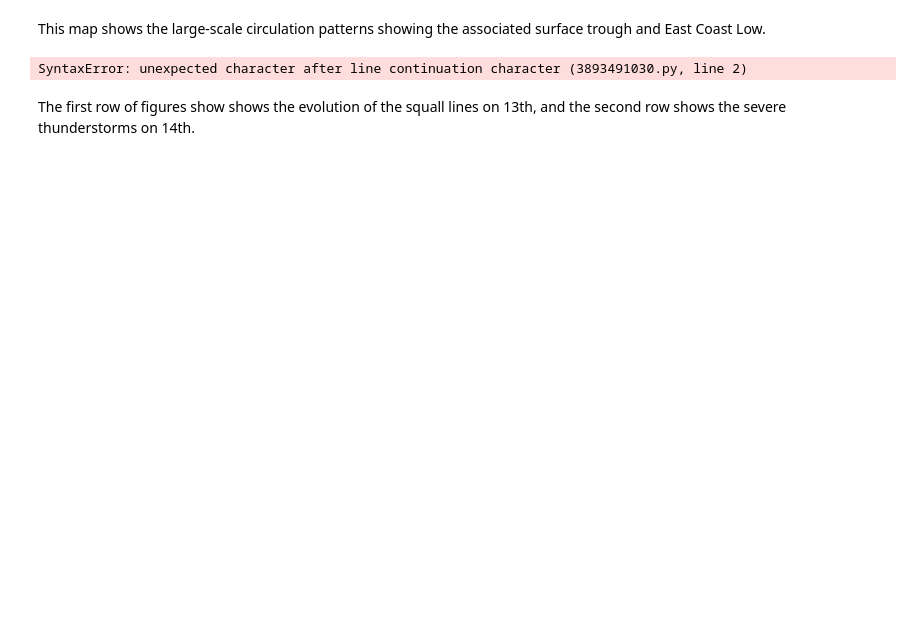
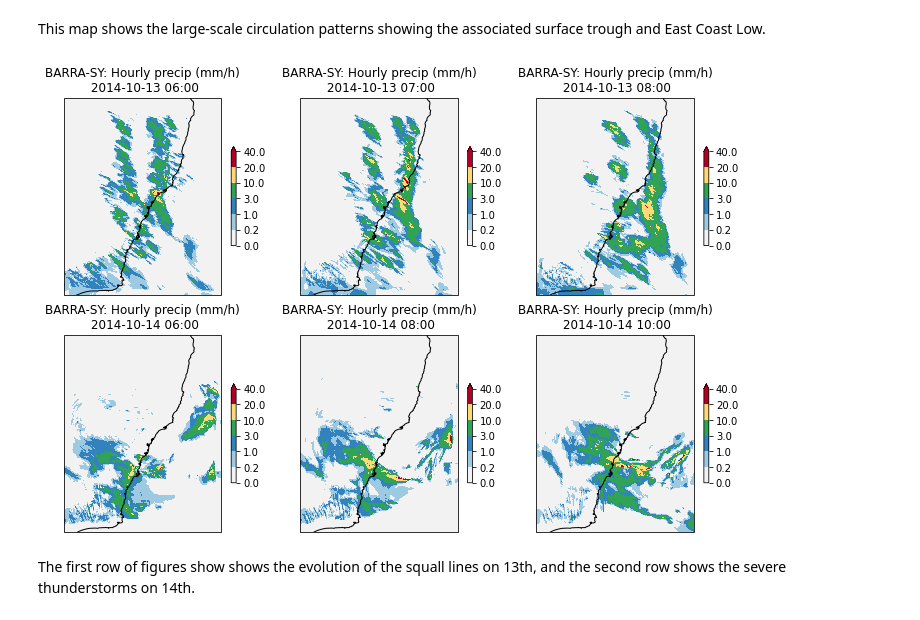
Before and after one commit to xcastagn/open-data-examples, a Jupyter notebook: get-to-know-a-dataset-barra_1.ipynb, the cells around one changed output. Drawn from its saved outputs; the diff is of its cells as text; code cells hidden in the pictures; blank space fills up the shorter version.

```diff
--- a/get-to-know-a-dataset-barra_1.ipynb
+++ b/get-to-know-a-dataset-barra_1.ipynb
@@ -246,7 +246,8 @@ ax.set_title(f"MSLP (hPa) and {pressure_level} hPa Winds\nValid: {valid_time}");
 This map shows the large-scale circulation patterns showing the associated surface trough and East Coast Low.
 # %%
 # Plot precipitation at different times during the event
-valid_times = ['2014-10-13 06:00','2014-10-13 07:00', '2014-10-13 08:00', \    # for 13th
+model_id = 'BARRA-SY'
+valid_times = ['2014-10-13 06:00','2014-10-13 07:00', '2014-10-13 08:00',     # for 13th
                '2014-10-14 06:00', '2014-10-14 08:00', '2014-10-14 10:00']     # for 14th
 
 # Define Sydney domain
@@ -254,7 +255,7 @@ latrange = slice(-38, -28)
 lonrange = slice(147, 155)
 
 # figure label
-label = 'Hourly precipitation (mm/h)'
+label = 'Hourly precip (mm/h)'
 
 # Define discrete precipitation bins (mm/hr)
 pr_bounds = [0, 0.2, 1, 3, 10, 20, 40]
@@ -264,36 +265,36 @@ pr_colors = [
     "#9ecae1",  # 0.2–1 light blue
     "#3182bd",  # 1–3 blue
     "#31a354",  # 3–10 green
     "#fed976",  # 10–40 yellow
     "#b10026"   # 40–80 dark red (extreme)
 ]
 cmap = ListedColormap(pr_colors)
 norm = BoundaryNorm(pr_bounds, ncolors=cmap.N)
 
 # Create figure
 fig, axes = plt.subplots(2, 3, figsize=(12, 8), subplot_kw={"projection": ccrs.PlateCarree()})
 
 for ax, valid_time in zip(axes.flat, valid_times):
     # Subset the data over the region and for a specific time
-    da = da_list['BARRA-SY']['accum_ls_prcp'].sel(latitude=latrange, longitude=lonrange).sel(time=valid_time)
+    da = da_list[model_id]['accum_ls_prcp'].sel(latitude=latrange, longitude=lonrange).sel(time=valid_time)
     # Plot
     da.plot(
         ax=ax,
         cmap=cmap,
         norm=norm,
         extend='max',
         cbar_kwargs={'shrink': 0.5, 'label':''}
     )
 
     # Add coastlines
     ax.coastlines()
     # Set the plot domain
     ax.set_xlim(lonrange.start, lonrange.stop)
     ax.set_ylim(latrange.start, latrange.stop)
     # Add title to each subfigure
-    ax.set_title(f"{label}\nValid: {valid_time}")
+    ax.set_title(f"{model_id}: {label}\n {valid_time}")
 # %% [output]
-SyntaxError: unexpected character after line continuation character (3893491030.py, line 2)
+[figure, added]
 # %% [markdown]
 The first row of figures show shows the evolution of the squall lines on 13th, and the second row shows the severe thunderstorms on 14th.
 # %%
```
Also changed, not shown: parts of 4 cells of this notebook.
